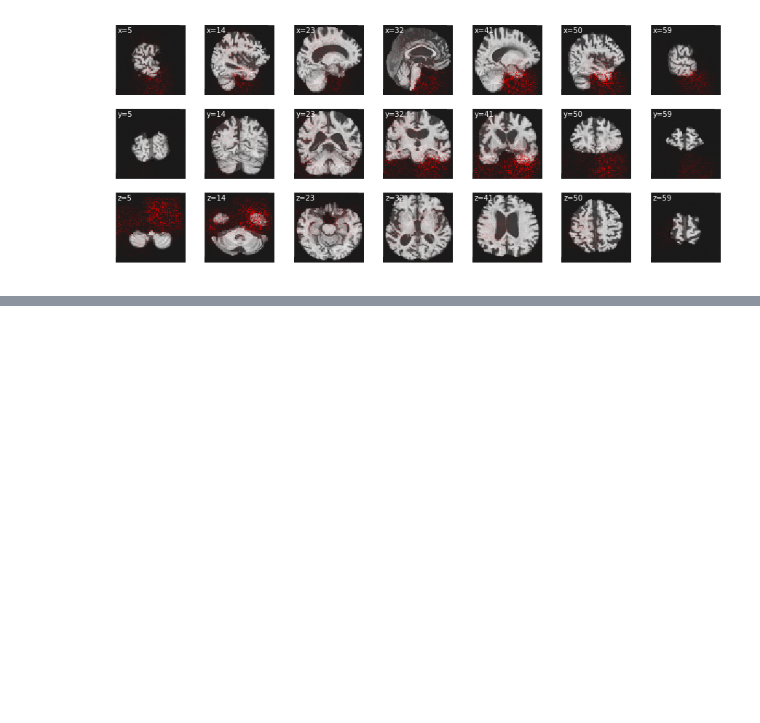
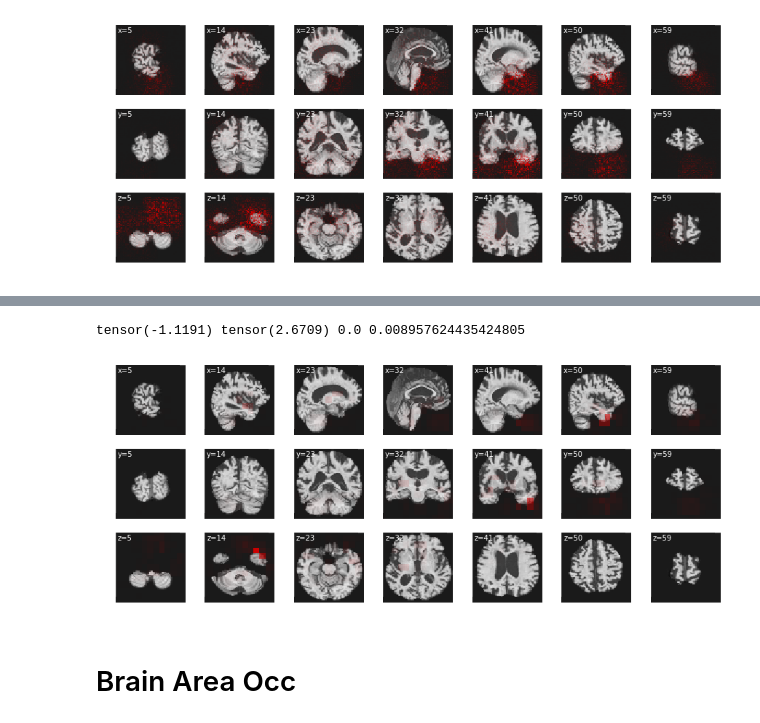
Before and after one commit to kathyfan/cs231n-adni, a Jupyter notebook: new_code/glm.ipynb, the cells around one changed output, grey strips where cells are left out. Saved outputs shown, nothing was run; the diff lists cells and outputs as text; code cells hidden in the pictures; blank space fills up the shorter version.

```diff
--- a/new_code/glm.ipynb
+++ b/new_code/glm.ipynb
@@ -415,0 +459,2 @@ tensor(-1.1191) tensor(2.6709) 3.907985e-13 4.064317332086e-05
+# %%
+confounder_occ = interpretation.occlusion(confounder_mod, test_data[220], size=10, stride=5, occlusion_value = 0, cuda=False, resize=True, verbose=True)
@@ -415,0 +489,8 @@ tensor(-1.1191) tensor(2.6709) 3.907985e-13 4.064317332086e-05
+# %%
+vis_utils.plot_slices(test_data[220][0], overlay=confounder_occ,
+                      overlay_cmap = vis_utils.alpha_to_red_cmap)
+# %% [output]
+tensor(-1.1191) tensor(2.6709) 0.0 0.008957624435424805
+[figure, added]
+# %% [markdown]
+# Brain Area Occ
```
Also changed, not shown: parts of 13 cells of this notebook.
